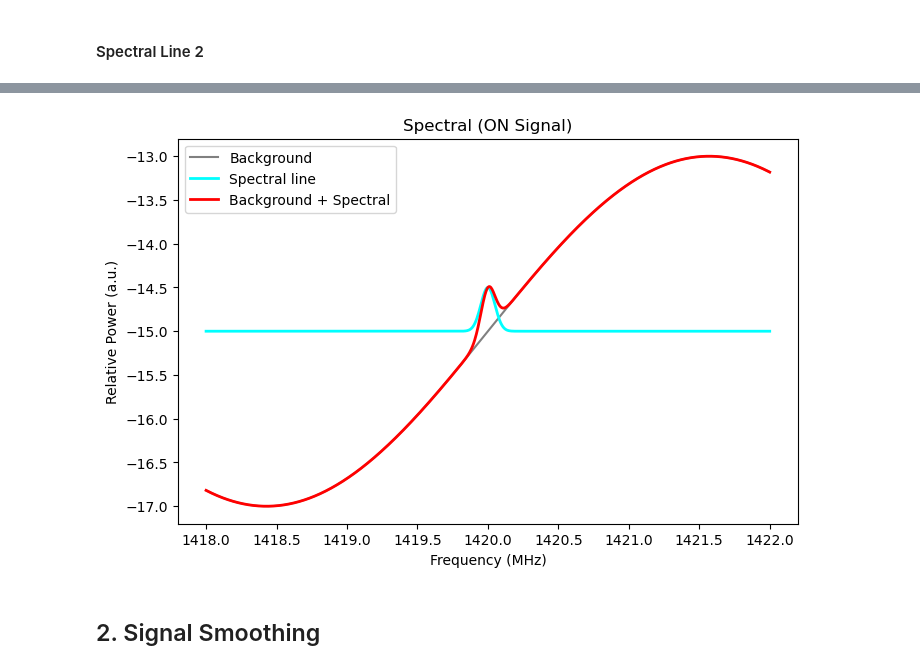
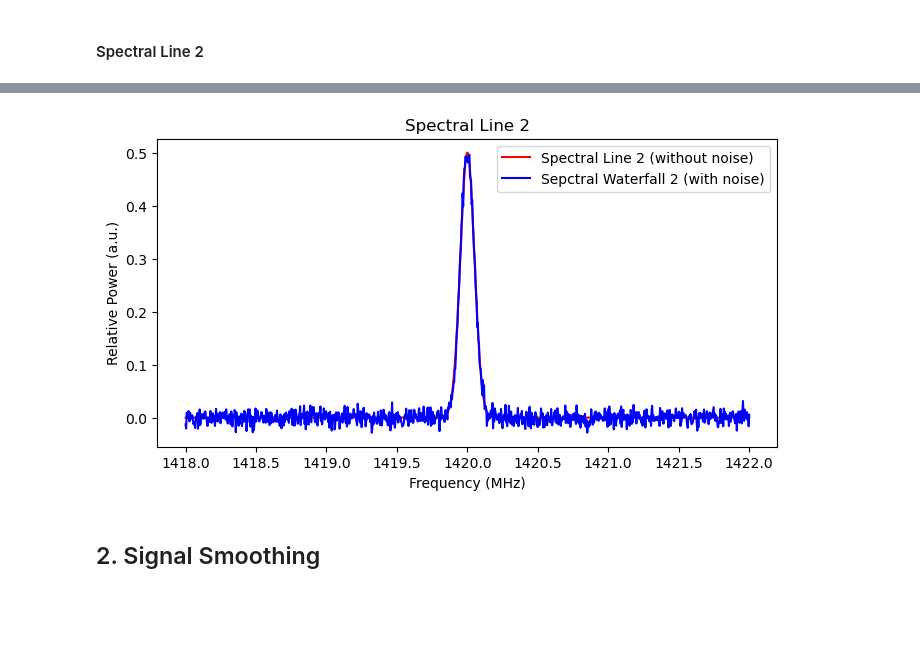
Before and after one commit to nikostsormpa/ASTRO-task, a Jupyter notebook: recruitment_task.ipynb, the cells around one changed output, grey strips where cells are left out. Cells and saved outputs as stored; diff of their text form; code cells hidden in the pictures; blank space fills up the shorter version.

```diff
--- a/recruitment_task.ipynb
+++ b/recruitment_task.ipynb
@@ -130,15 +128,15 @@ line_center = 1420.0
 line_width = 0.05
 line_amplitude = 0.5
 
-spectral_line = line_amplitude * np.exp(-0.5 * ((freqs - line_center)/line_width)**2)
+spectral = line_amplitude * np.exp(-0.5 * ((freqs - line_center)/line_width)**2)
 
-on_segment = background + noise + spectral_line
+on_segment = background + noise + spectral
 
 waterfall_on = []
 
 for _ in range(num_segments):
     noise = np.random.normal(mean, st_deviation, num_samples)
-    signal_segment = background + spectral_line + noise
+    signal_segment = background + spectral + noise
     waterfall_on.append(signal_segment)
 
 waterfall_on = np.array(waterfall_on)
@@ -155,8 +153,8 @@ plt.show()
 
 plt.figure(figsize=(8, 5))
 plt.plot(freqs, background, label="Background", color="gray")
-plt.plot(freqs, spectral_line - 15, label="Spectral line", color="cyan", linewidth=2)
-plt.plot(freqs, background + spectral_line, label="Background + Spectral", color="red", linewidth=2)
+plt.plot(freqs, spectral - 15, label="Spectral line", color="cyan", linewidth=2)
+plt.plot(freqs, background + spectral, label="Background + Spectral", color="red", linewidth=2)
 plt.legend(loc="upper left")
 plt.title("Spectral (ON Signal)")
 plt.xlabel("Frequency (MHz)")
@@ -168,64 +202,36 @@ plt.show()
 # %% [markdown]
 #### Spectral Line 2
 # %%
-import numpy as np
-import matplotlib.pyplot as plt
+# Doubling the samples
+num_samples2 = 2 * num_samples
+freqs2 = np.linspace(center_freq - bandwidth/2,
+                     center_freq + bandwidth/2,
+                     num_samples2)
 
-#Step 1
-num_samples = 1000 # with twice the samples
+# Defining spectral line
+spectral2 = line_amplitude * np.exp(-0.5 * ((freqs2 - line_center)/line_width)**2)
 
-#Step 2
-center_freq = 1420
-bandwidth = 4 # For exaple bandwidth is 4 MHz
-freqs = np.linspace(center_freq - bandwidth/2, center_freq + bandwidth/2, num_samples) #frequency domain
-
-#Step 3
-background = -15 + 2*np.sin(freqs) #Let's choose the sine function
-
-#Step 4
-mean = 0 #μ
-st_deviation = 0.05 #σ
-np.random.seed(None)
-noise = np.random.normal(mean, st_deviation, num_samples)
-
-#Step 5 & 6
-num_segments = 100 # Time segments
-
-#Defining spectral line
-line_center = 1420.0
-line_width = 0.05
-line_amplitude = 0.5
-
-spectral_line = line_amplitude * np.exp(-0.5 * ((freqs - line_center)/line_width)**2)
-
-on_segment = background + noise + spectral_line
-
-waterfall_on = []
-
-for _ in range(num_segments):
-    noise = np.random.normal(mean, st_deviation, num_samples)
-    signal_segment = background + spectral_line + noise
-    waterfall_on.append(signal_segment)
-
-waterfall_on = np.array(waterfall_on)
+spectral2_waterfall = np.array([
+    spectral2 + np.random.normal(0.0, 0.10, num_samples2)
+    for _ in range(num_segments)
+])
 
 # Visualization
 plt.figure(figsize=(8, 6))
-plt.imshow(waterfall_on, aspect='auto', origin='lower',
-extent=[freqs[0], freqs[-1], 0, num_segments], cmap='inferno')
-plt.colorbar(label="Relative Power")
-plt.title("Step 5 & 6")
+plt.imshow(spectral2_waterfall, aspect='auto', origin='lower',
+           extent=[freqs2[0], freqs2[-1], 0, num_segments], cmap='inferno')
+plt.colorbar(label="Relative Power (a.u.)")
+plt.title("Spectral2")
 plt.xlabel("Frequency (MHz)")
 plt.ylabel("Time segment")
 plt.show()
 
-plt.figure(figsize=(8, 5))
-plt.plot(freqs, background, label="Background", color="gray")
-plt.plot(freqs, spectral_line - 15, label="Spectral line", color="cyan", linewidth=2)
-plt.plot(freqs, background + spectral_line, label="Background + Spectral", color="red", linewidth=2)
-plt.legend(loc="upper left")
-plt.title("Spectral (ON Signal)")
+plt.figure(figsize=(8, 4))
+plt.plot(freqs2, spectral2, label="Spectral Line 2 (without noise)", color="red")
+plt.plot(freqs2, spectral2_waterfall.mean(axis=0), label="Sepctral Waterfall 2 (with noise)", color="blue")
+plt.title("Spectral Line 2")
 plt.xlabel("Frequency (MHz)")
 plt.ylabel("Relative Power (a.u.)")
+plt.legend()
 plt.show()
 # %% [output]
@@ -233,4 +239,4 @@ plt.show()
-[figure, old version]
+[figure, new version]
 # %% [markdown]
 ## 2. Signal Smoothing
 # %% [markdown]
```
Also changed, not shown: parts of 17 cells of this notebook.
